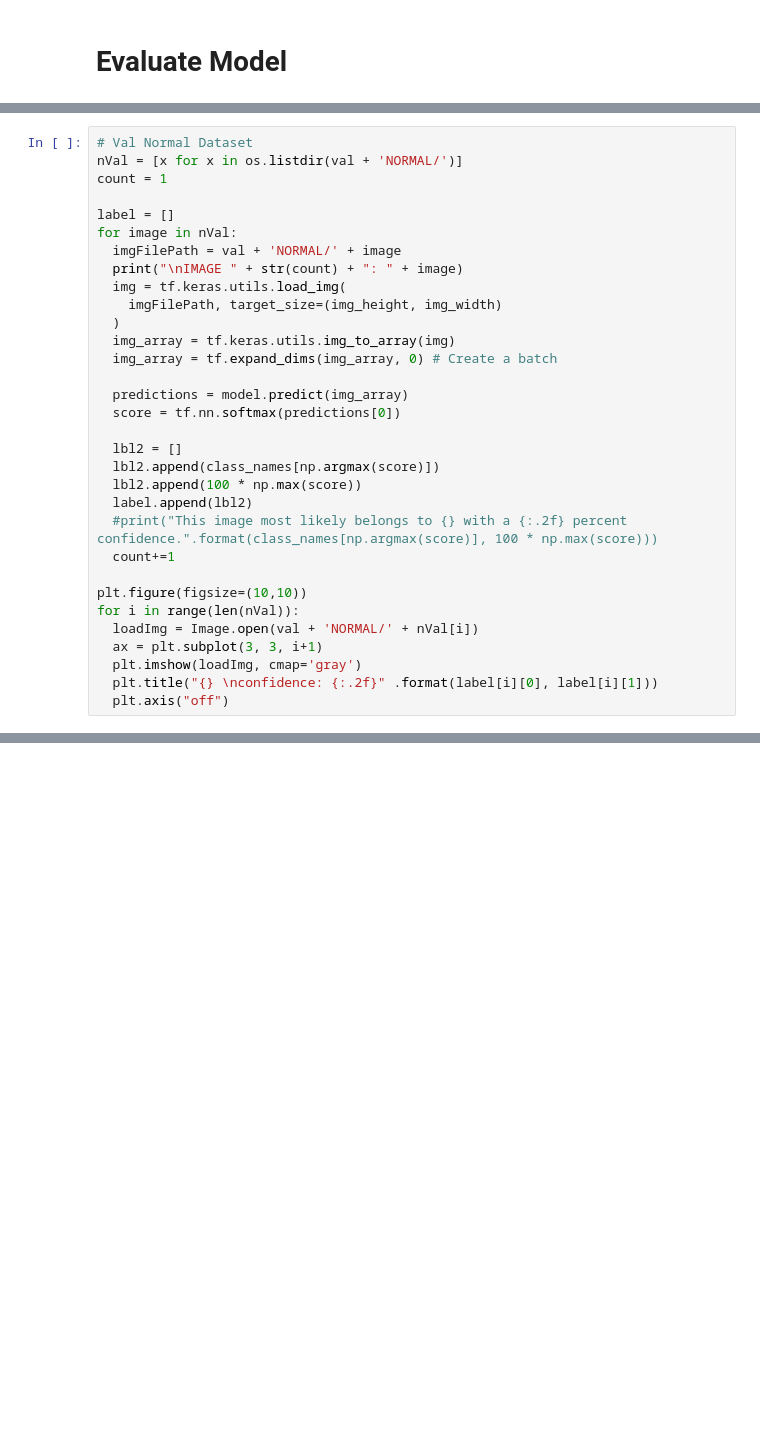
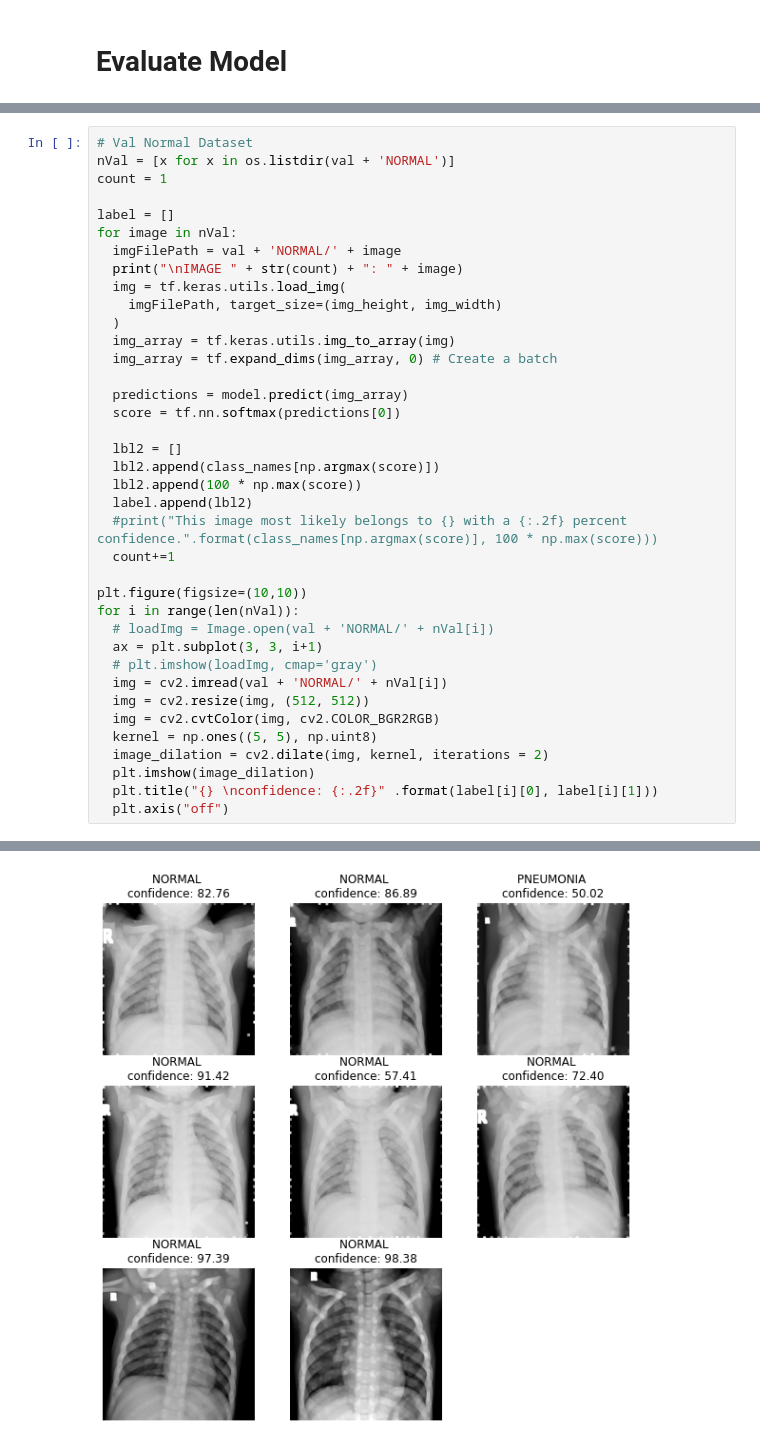
Before and after one commit to chezyio/SC1015_Project, a Jupyter notebook: SC1015_Project.ipynb, the cells around one changed output, grey strips where cells are left out. Saved outputs shown, nothing was run; the diff lists cells and outputs as text; blank space fills up the shorter version.

```diff
--- a/SC1015_Project.ipynb
+++ b/SC1015_Project.ipynb
@@ -367,6 +473,6 @@ loss, acc = model.evaluate(test_ds)
 # %%
 # Val Normal Dataset
-nVal = [x for x in os.listdir(val + 'NORMAL/')]
+nVal = [x for x in os.listdir(val + 'NORMAL')]
 count = 1
 
 label = []
@@ -391,8 +497,15 @@ for image in nVal:
 
 plt.figure(figsize=(10,10))
 for i in range(len(nVal)):
-  loadImg = Image.open(val + 'NORMAL/' + nVal[i])
+  # loadImg = Image.open(val + 'NORMAL/' + nVal[i])
   ax = plt.subplot(3, 3, i+1)
-  plt.imshow(loadImg, cmap='gray')
+  # plt.imshow(loadImg, cmap='gray')
+  img = cv2.imread(val + 'NORMAL/' + nVal[i])
+  img = cv2.resize(img, (512, 512))
+  img = cv2.cvtColor(img, cv2.COLOR_BGR2RGB)
+  kernel = np.ones((5, 5), np.uint8)
+  image_dilation = cv2.dilate(img, kernel, iterations = 2)
+  plt.imshow(image_dilation)
   plt.title("{} \nconfidence: {:.2f}" .format(label[i][0], label[i][1]))
   plt.axis("off")
+# %% [output]
@@ -398,0 +529 @@ for i in range(len(nVal)):
+[figure, added]
```
Also changed, not shown: parts of 23 cells of this notebook.
